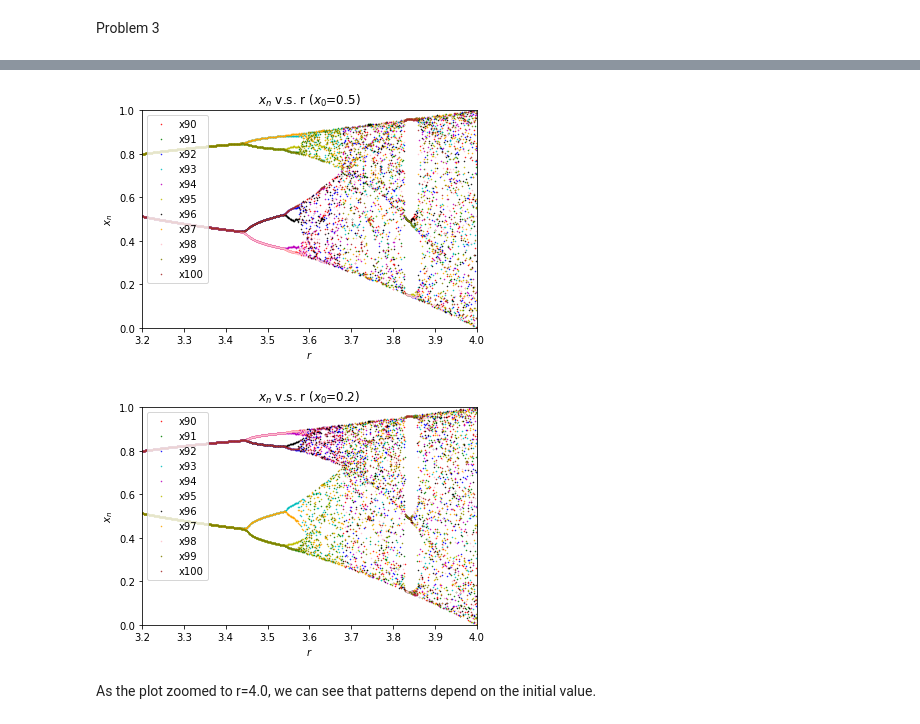
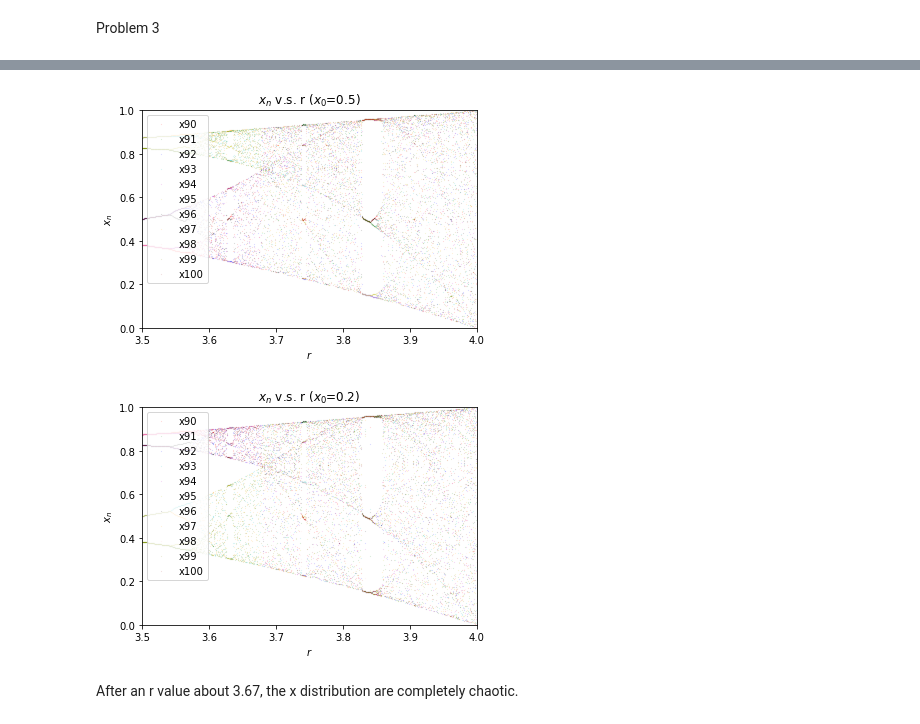
Before and after one commit to AmedeoAvogadro/PHYS29, a Jupyter notebook: notebooks/Yizhi_Jiao_Homework_5.ipynb, the cells around one changed output, grey strips where cells are left out. Cells and saved outputs as stored; diff of their text form; code cells hidden in the pictures.

```diff
--- a/notebooks/Yizhi_Jiao_Homework_5.ipynb
+++ b/notebooks/Yizhi_Jiao_Homework_5.ipynb
@@ -133,63 +131,61 @@ plt.show()
 # %%
-r_array=np.array(np.linspace(0,4,4000))
-#x_matrix = np.array([np.linspace(0,10,11)*0, np.linspace(0,10,11)*0, np.linspace(0,10,11)*0, np.linspace(0,10,11)*0, np.linspace(0,10,11)*0, np.linspace(0,10,11)*0, np.linspace(0,10,11)*0, np.linspace(0,10,11)*0, np.linspace(0,10,11)*0, np.linspace(0,10,11)*0])
-x_matrix = np.empty(shape=(4000,11))
-for i in range(0,4000):
+r_array=np.array(np.linspace(0,4,10000))
+x_matrix = np.empty(shape=(10000,11))
+for i in range(0,10000):
     r=r_array[i]
     x=0.5
     for n in range(1,101):
         x = r*x*(1-x)
         if n >= 90:
             x_matrix[i][n-90]=x
 plt.title("$x_n$ v.s. r ($x_0$=0.5)")
-plt.plot(r_array, x_matrix[:,0], '.', color ="r", label="x90", markersize=1)
-plt.plot(r_array, x_matrix[:,1], '.', color ="g", label="x91", markersize=1)
-plt.plot(r_array, x_matrix[:,2], '.', color ="b", label="x92", markersize=1)
-plt.plot(r_array, x_matrix[:,3], '.', color ="c", label="x93", markersize=1)
-plt.plot(r_array, x_matrix[:,4], '.', color ="m", label="x94", markersize=1)
-plt.plot(r_array, x_matrix[:,5], '.', color ="y", label="x95", markersize=1)
-plt.plot(r_array, x_matrix[:,6], '.', color ="k", label="x96", markersize=1)
-plt.plot(r_array, x_matrix[:,7], '.', color ="orange", label="x97", markersize=1)
-plt.plot(r_array, x_matrix[:,8], '.', color ="pink", label="x98", markersize=1)
-plt.plot(r_array, x_matrix[:,9], '.', color ="olive", label="x99", markersize=1)
-plt.plot(r_array, x_matrix[:,10], '.', color ="brown", label="x100", markersize=1)
+plt.plot(r_array, x_matrix[:,0], '.', color ="r", label="x90", markersize=.1)
+plt.plot(r_array, x_matrix[:,1], '.', color ="g", label="x91", markersize=.1)
+plt.plot(r_array, x_matrix[:,2], '.', color ="b", label="x92", markersize=.1)
+plt.plot(r_array, x_matrix[:,3], '.', color ="c", label="x93", markersize=.1)
+plt.plot(r_array, x_matrix[:,4], '.', color ="m", label="x94", markersize=.1)
+plt.plot(r_array, x_matrix[:,5], '.', color ="y", label="x95", markersize=.1)
+plt.plot(r_array, x_matrix[:,6], '.', color ="k", label="x96", markersize=.1)
+plt.plot(r_array, x_matrix[:,7], '.', color ="orange", label="x97", markersize=.1)
+plt.plot(r_array, x_matrix[:,8], '.', color ="pink", label="x98", markersize=.1)
+plt.plot(r_array, x_matrix[:,9], '.', color ="olive", label="x99", markersize=.1)
+plt.plot(r_array, x_matrix[:,10], '.', color ="brown", label="x100", markersize=.1)
 plt.legend(loc='upper left')
-plt.ylim(0,1)
-plt.xlim(3.2,4)
 plt.ylabel('$x_n$')
 plt.xlabel('$r$')
+plt.ylim(0,1)
+plt.xlim(3.5,4)
 plt.show()
 
-r_array=np.array(np.linspace(0,4,4000))
-#x_matrix = np.array([np.linspace(0,10,11)*0, np.linspace(0,10,11)*0, np.linspace(0,10,11)*0, np.linspace(0,10,11)*0, np.linspace(0,10,11)*0, np.linspace(0,10,11)*0, np.linspace(0,10,11)*0, np.linspace(0,10,11)*0, np.linspace(0,10,11)*0, np.linspace(0,10,11)*0])
-x_matrix = np.empty(shape=(4000,11))
-for i in range(0,4000):
+r_array=np.array(np.linspace(0,4,10000))
+x_matrix = np.empty(shape=(10000,11))
+for i in range(0,10000):
     r=r_array[i]
     x=0.2
     for n in range(1,101):
         x = r*x*(1-x)
         if n >= 90:
             x_matrix[i][n-90]=x
 plt.title("$x_n$ v.s. r ($x_0$=0.2)")
-plt.plot(r_array, x_matrix[:,0], '.', color ="r", label="x90", markersize=1)
-plt.plot(r_array, x_matrix[:,1], '.', color ="g", label="x91", markersize=1)
-plt.plot(r_array, x_matrix[:,2], '.', color ="b", label="x92", markersize=1)
-plt.plot(r_array, x_matrix[:,3], '.', color ="c", label="x93", markersize=1)
-plt.plot(r_array, x_matrix[:,4], '.', color ="m", label="x94", markersize=1)
-plt.plot(r_array, x_matrix[:,5], '.', color ="y", label="x95", markersize=1)
-plt.plot(r_array, x_matrix[:,6], '.', color ="k", label="x96", markersize=1)
-plt.plot(r_array, x_matrix[:,7], '.', color ="orange", label="x97", markersize=1)
-plt.plot(r_array, x_matrix[:,8], '.', color ="pink", label="x98", markersize=1)
-plt.plot(r_array, x_matrix[:,9], '.', color ="olive", label="x99", markersize=1)
-plt.plot(r_array, x_matrix[:,10], '.', color ="brown", label="x100", markersize=1)
+plt.plot(r_array, x_matrix[:,0], '.', color ="r", label="x90", markersize=.1)
+plt.plot(r_array, x_matrix[:,1], '.', color ="g", label="x91", markersize=.1)
+plt.plot(r_array, x_matrix[:,2], '.', color ="b", label="x92", markersize=.1)
+plt.plot(r_array, x_matrix[:,3], '.', color ="c", label="x93", markersize=.1)
+plt.plot(r_array, x_matrix[:,4], '.', color ="m", label="x94", markersize=.1)
+plt.plot(r_array, x_matrix[:,5], '.', color ="y", label="x95", markersize=.1)
+plt.plot(r_array, x_matrix[:,6], '.', color ="k", label="x96", markersize=.1)
+plt.plot(r_array, x_matrix[:,7], '.', color ="orange", label="x97", markersize=.1)
+plt.plot(r_array, x_matrix[:,8], '.', color ="pink", label="x98", markersize=.1)
+plt.plot(r_array, x_matrix[:,9], '.', color ="olive", label="x99", markersize=.1)
+plt.plot(r_array, x_matrix[:,10], '.', color ="brown", label="x100", markersize=.1)
 plt.legend(loc='upper left')
 plt.ylim(0,1)
-plt.xlim(3.2,4)
+plt.xlim(3.5,4)
 plt.ylabel('$x_n$')
 plt.xlabel('$r$')
 plt.show()
 # %% [output]
-[figure, old version]
+[figure, new version]
-[figure, old version]
+[figure, new version]
-# %% [markdown]
-As the plot zoomed to r=4.0, we can see that patterns depend on the initial value.
+# %% [markdown]
+After an r value about 3.67, the x distribution are completely chaotic.
```
Also changed, not shown: parts of 2 cells of this notebook.
